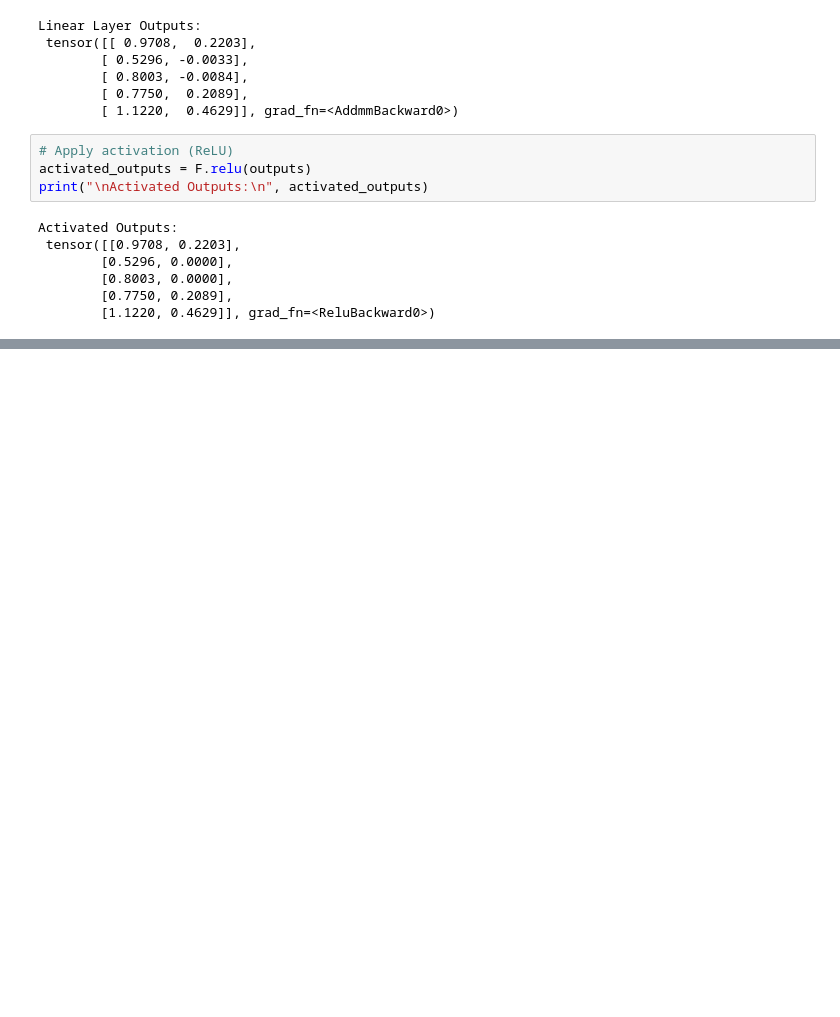
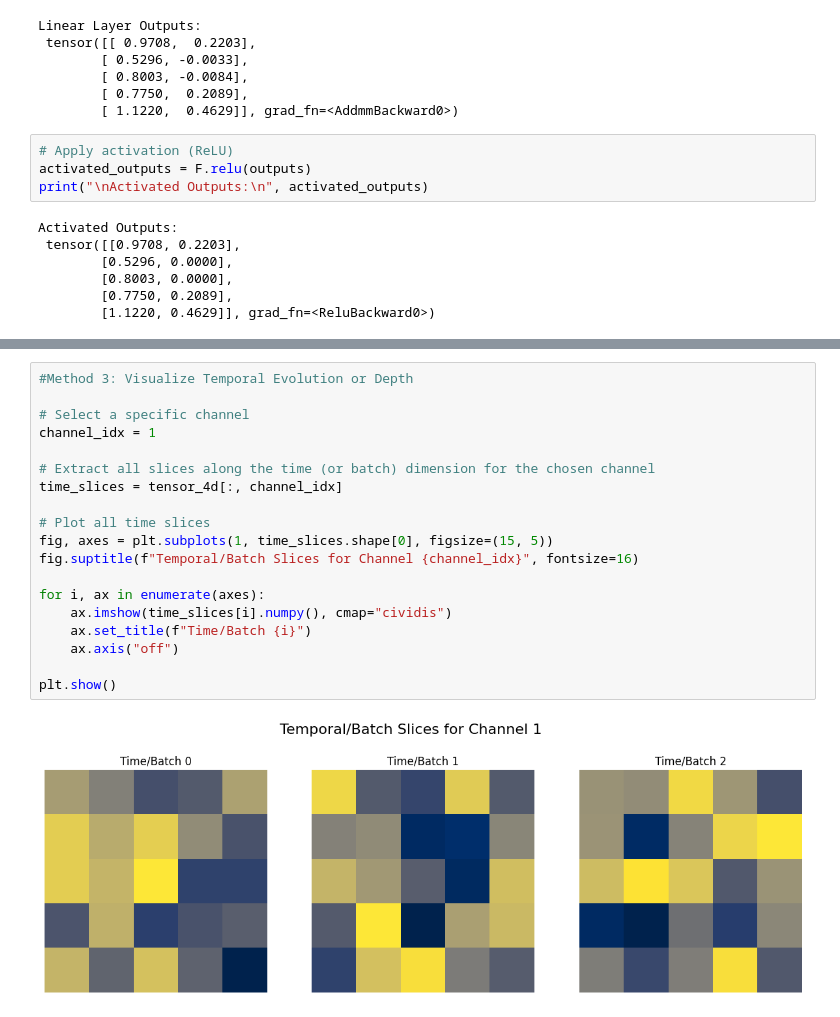
Before and after one commit to santoshtiwari41/Tensors-in-pytorch, a Jupyter notebook: Tensors_pytorch.ipynb, the cells around one changed output, grey strips where cells are left out. Cells and saved outputs as stored; diff of their text form; blank space fills up the shorter version.

```diff
--- a/Tensors_pytorch.ipynb
+++ b/Tensors_pytorch.ipynb
@@ -238,0 +285,21 @@ Activated Outputs:
+# %%
+#Method 3: Visualize Temporal Evolution or Depth
+
+# Select a specific channel
+channel_idx = 1
+
+# Extract all slices along the time (or batch) dimension for the chosen channel
+time_slices = tensor_4d[:, channel_idx]
+
+# Plot all time slices
+fig, axes = plt.subplots(1, time_slices.shape[0], figsize=(15, 5))
+fig.suptitle(f"Temporal/Batch Slices for Channel {channel_idx}", fontsize=16)
+
+for i, ax in enumerate(axes):
+    ax.imshow(time_slices[i].numpy(), cmap="cividis")
+    ax.set_title(f"Time/Batch {i}")
+    ax.axis("off")
+
+plt.show()
+# %% [output]
+[figure, added]
```
Also changed, not shown: parts of 3 cells of this notebook.
